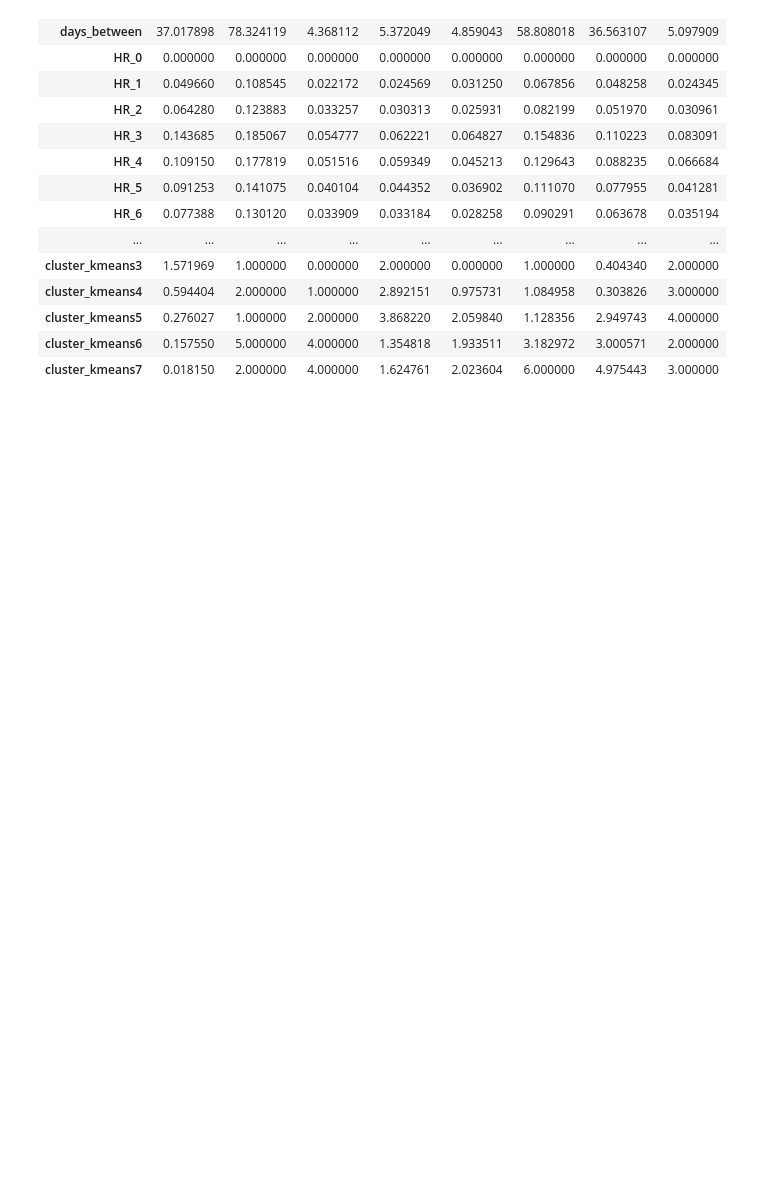
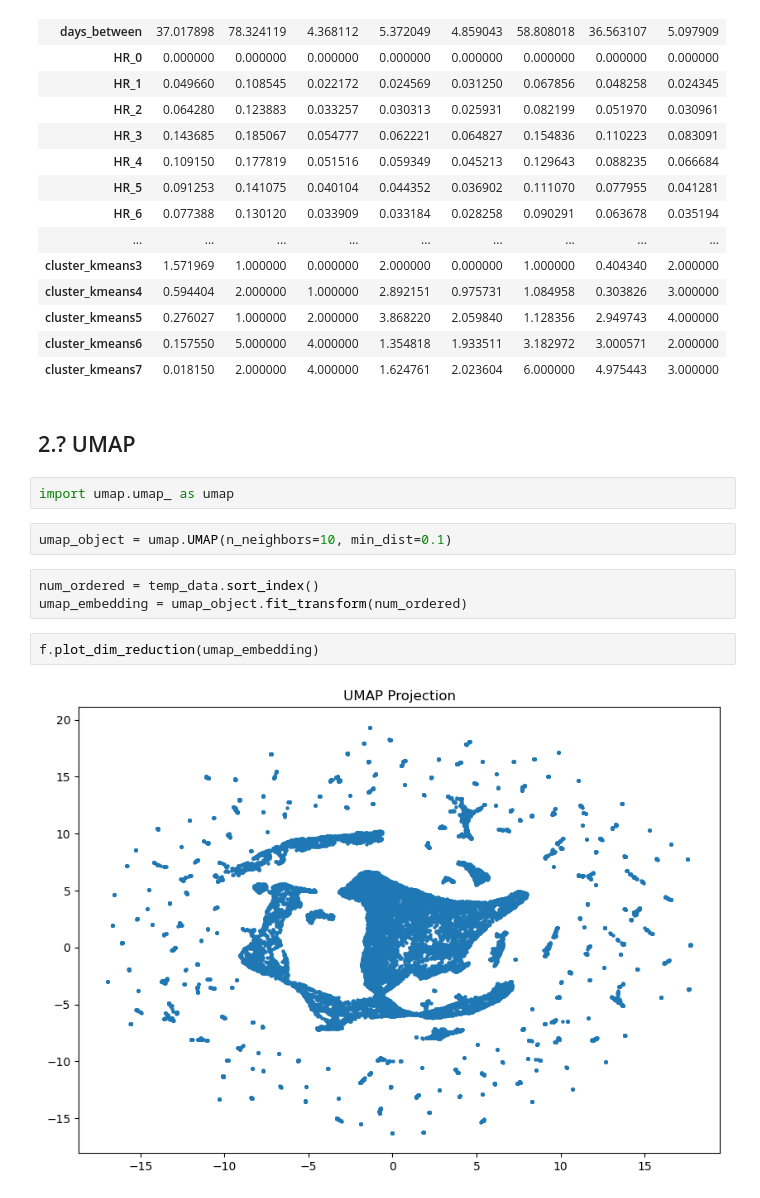
Before and after one commit to antoniooliveira03/data_mining, a Jupyter notebook: temp_data segmentation.ipynb, the cells around one changed output. Saved outputs shown, nothing was run; the diff lists cells and outputs as text; blank space fills up the shorter version.

```diff
--- a/temp_data segmentation.ipynb
+++ b/temp_data segmentation.ipynb
@@ -234,3 +257,16 @@ Mean values for k=8:
 | cluster_kmeans5 | 0.276027 | 1.000000 | 2.000000 | 3.868220 | 2.059840 | 1.128356 | 2.949743 | 4.000000 |
 | cluster_kmeans6 | 0.157550 | 5.000000 | 4.000000 | 1.354818 | 1.933511 | 3.182972 | 3.000571 | 2.000000 |
 | cluster_kmeans7 | 0.018150 | 2.000000 | 4.000000 | 1.624761 | 2.023604 | 6.000000 | 4.975443 | 3.000000 |
+# %% [markdown]
+## 2.? UMAP
+# %%
+import umap.umap_ as umap
+# %%
+umap_object = umap.UMAP(n_neighbors=10, min_dist=0.1)
+# %%
+num_ordered = temp_data.sort_index()
+umap_embedding = umap_object.fit_transform(num_ordered)
+# %%
+f.plot_dim_reduction(umap_embedding)
+# %% [output]
+[figure, added]
```
Also changed, not shown: parts of 5 cells of this notebook.
